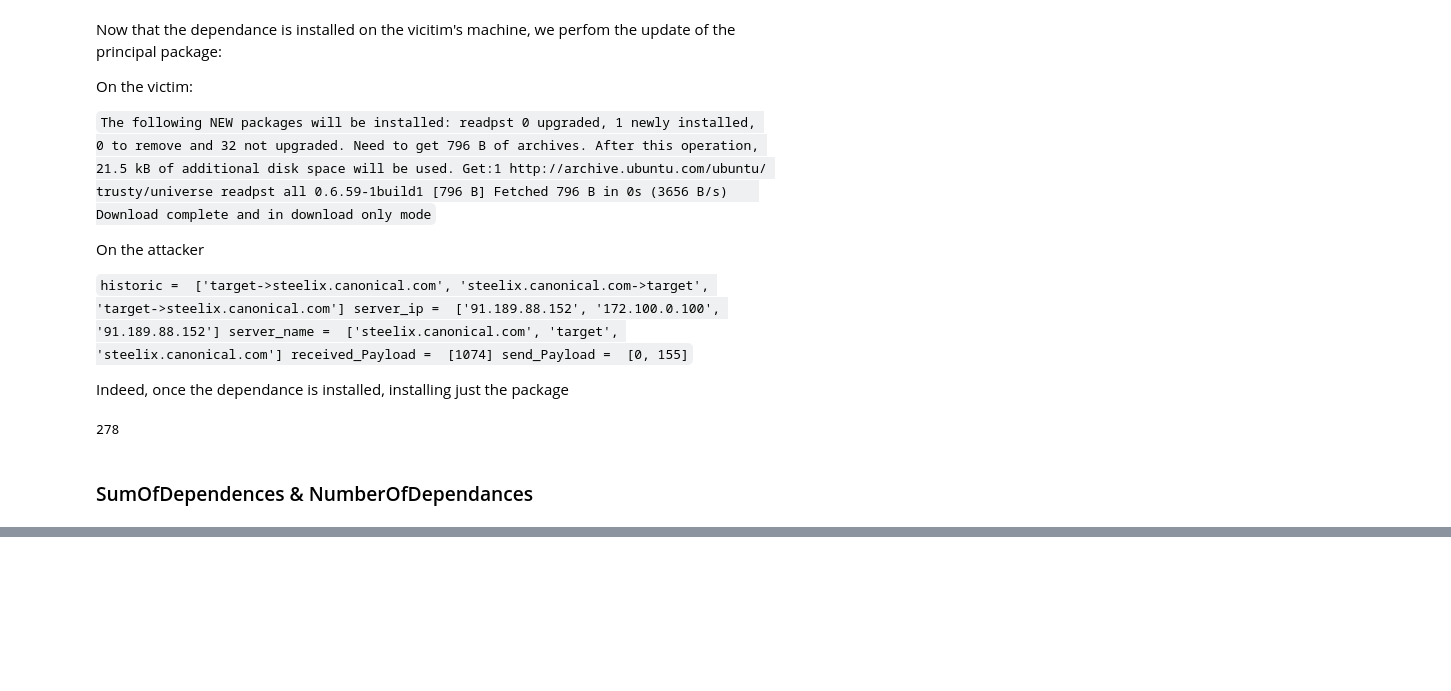
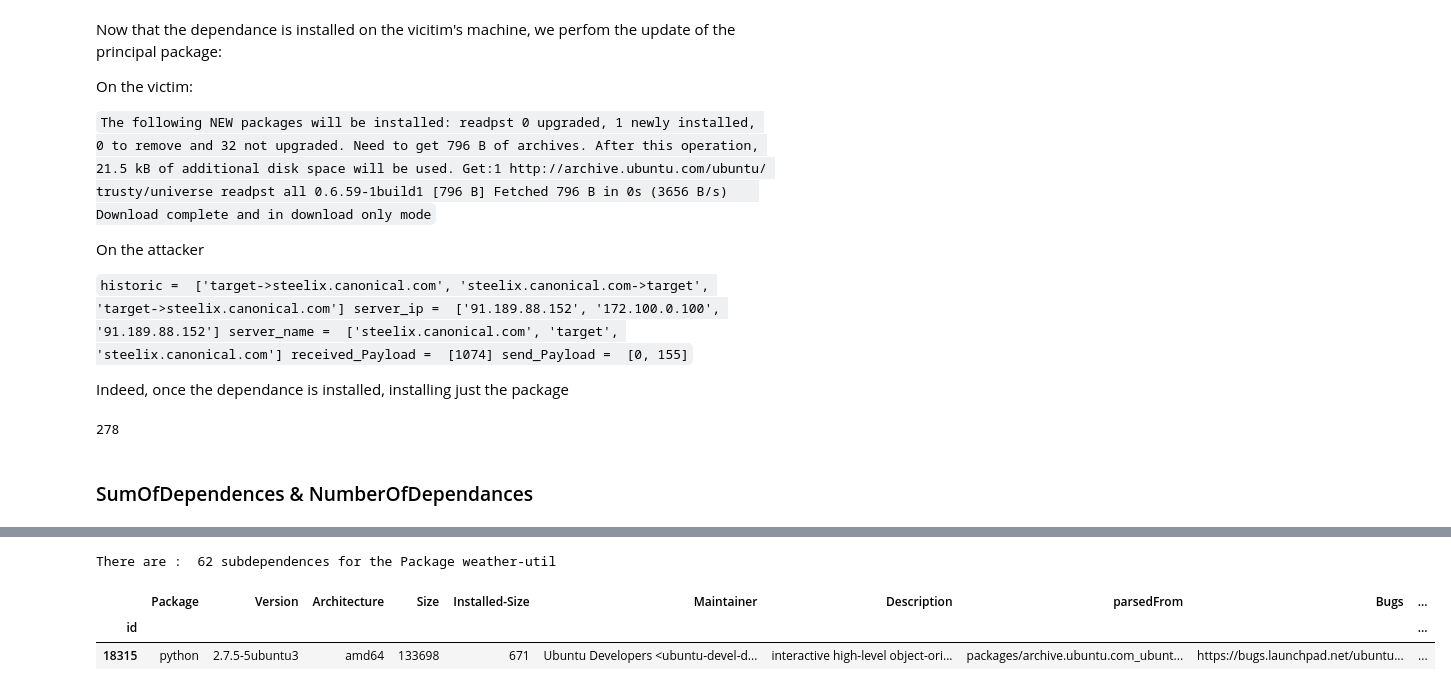
Before and after one commit to alex35469/fingerpatch, a Jupyter notebook: attack/Attack_vizualization.ipynb, the cells around one changed output, grey strips where cells are left out. Saved outputs shown, nothing was run; the diff lists cells and outputs as text; code cells hidden in the pictures; blank space fills up the shorter version.

```diff
--- a/attack/Attack_vizualization.ipynb
+++ b/attack/Attack_vizualization.ipynb
@@ -334,0 +452,19 @@ def recursiveSearchOnDep(x, summing, df,alreadySeen):
+# %%
+ground_truth["Summing dependances"] = -1
+ground_truth["Dependance traces"] = "{}"
+
+ground_truth = ground_truth.sort_values(["#Depends"])
+
+for _, row in tqdm.tqdm(ground_truth.iterrows(), total=len(ground_truth)):
+
+    # We don't even enter in the recursion if we already computed it
+    if row["Summing dependances"] == -1:
+        _, _ = recursiveSearchOnDep(row,  0, ground_truth, {})
+
+    #ground_truth.at[row.name, "Summing dependances"] = summing
+    #ground_truth.at[row.name,"Dependance traces"] = alreadySeen
+
+
+
+
+#%time test["Summing dependances"], test["Dependance traces"] = zip(*test.apply(lambda x: recursiveSearchOnDep(x, 0, test, {}), axis = 1))
@@ -334,0 +497,10 @@ def recursiveSearchOnDep(x, summing, df,alreadySeen):
+# %%
+print("There are : " , len(ground_truth.iloc[r]["Dependance traces"]), "subdependences for the Package " + ground_truth.iloc[r]["Package"])
+# %% [output]
+There are :  62 subdependences for the Package weather-util
+# %%
+ground_truth[ground_truth["Package"] == "python"]
+# %% [output]
+|  | Package | Version | Architecture | Size | Installed-Size | Maintainer | Description | parsedFrom | Bugs | ... |
+| id |  |  |  |  |  |  |  |  |  | ... |
+| 18315 | python | 2.7.5-5ubuntu3 | amd64 | 133698 | 671 | Ubuntu Developers <ubuntu-devel-d... | interactive high-level object-ori... | packages/archive.ubuntu.com_ubunt... | https://bugs.launchpad.net/ubuntu... | ... |
```
Also changed, not shown: parts of 41 cells of this notebook.
